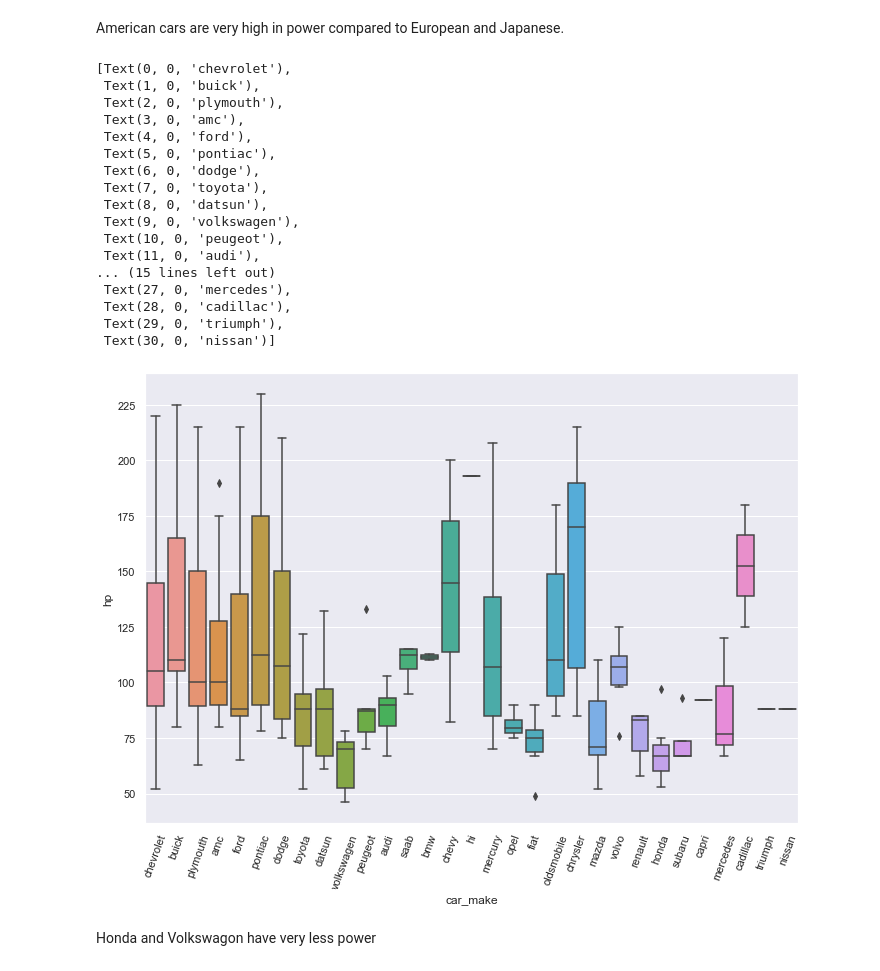
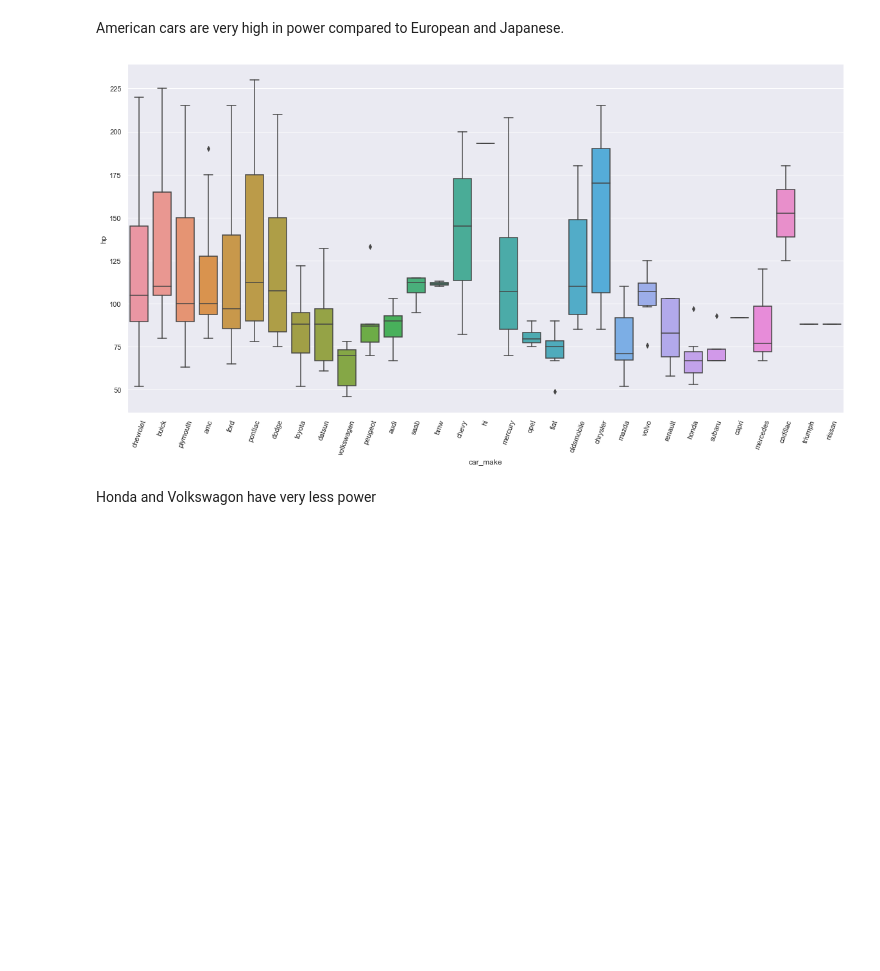
Before and after one commit to dinuthomas/rostho, a Jupyter notebook: cars/ProjectWork.ipynb, the cells around one changed output. Saved outputs shown, nothing was run; the diff lists cells and outputs as text; code cells hidden in the pictures; blank space fills up the shorter version.

```diff
--- a/cars/ProjectWork.ipynb
+++ b/cars/ProjectWork.ipynb
@@ -39,14 +39,11 @@ Before applying any processing,lets clean the data and create some new features.
 def car_make(car_name):
     return str(car_name).split()[0]
 #df1['car_make']=df1['car_name'].map(car_make)
-
 #take the first word from the car make
 df1["car_make"] = df1.car_name.map(lambda x: x.split(" ")[0])
-
 df2 = pd.pivot_table(df1, index=['car_make'])
 print(df2.index)
 # Spelling mistakes have been corrected
-
 #There are some spelling mistakes change them
 df1.loc[df1['car_make'] == 'chevroelt','car_make' ] = 'chevrolet'
 df1.loc[df1['car_make'] == 'maxda','car_make' ] = 'mazda'
@@ -54,14 +51,14 @@ df1.loc[df1['car_make'] == 'mercedes-benz','car_make' ] = 'mercedes'
 df1.loc[df1['car_make'] == 'toyouta','car_make' ] = 'toyota'
 df1.loc[(df1['car_make'] == 'vokswagen') | (df1['car_make'] == 'vw'),'car_make' ] = 'volkswagen'
 
-#2.
-#there are some missing entries which are mared as '?'
-df1.hp[df1['hp']=='?']='85'
+#2.#there are some missing entries which are mared as '?'
+#df1.hp[df1['hp']=='?']='85'
+df1.hp[df1['hp']=='?'] = 0
 #convert the string to numeric
 df1['hp']=pd.to_numeric(df1['hp'])
+df1.hp[df1['hp']==0]=df1.hp.mean()
 
-#3.
-#Tranform the origin to region
+#3.#Tranform the origin to region
 def map_region(x):
     if x ==1:
         return 'North American'
@@ -195,29 +196,13 @@ sns.boxplot(x=df5.region,y=df5.hp)
 American cars are very high in power compared to European and Japanese.
 # %%
 df5=df1[['mpg','car_make','hp']]
-sns.set(rc={'figure.figsize':(11.7,8.27)})
+#sns.set(rc={'figure.figsize':(11.7,8.27)})
 sns.plotting_context(font_scale=10)
 g= sns.boxplot(x=df5.car_make,y=df5.hp)
 g.set_xticklabels(g.get_xticklabels(),rotation=70)
+plt.savefig('boxplot3.png')
 # %% [output]
-[Text(0, 0, 'chevrolet'),
- Text(1, 0, 'buick'),
- Text(2, 0, 'plymouth'),
- Text(3, 0, 'amc'),
- Text(4, 0, 'ford'),
- Text(5, 0, 'pontiac'),
- Text(6, 0, 'dodge'),
- Text(7, 0, 'toyota'),
- Text(8, 0, 'datsun'),
- Text(9, 0, 'volkswagen'),
- Text(10, 0, 'peugeot'),
- Text(11, 0, 'audi'),
-... (15 lines left out)
- Text(27, 0, 'mercedes'),
- Text(28, 0, 'cadillac'),
- Text(29, 0, 'triumph'),
- Text(30, 0, 'nissan')]
-[figure, old version]
+[figure, new version]
 # %% [markdown]
 Honda and Volkswagon have very less power
 # %%
```
Also changed, not shown: parts of 11 cells of this notebook.
